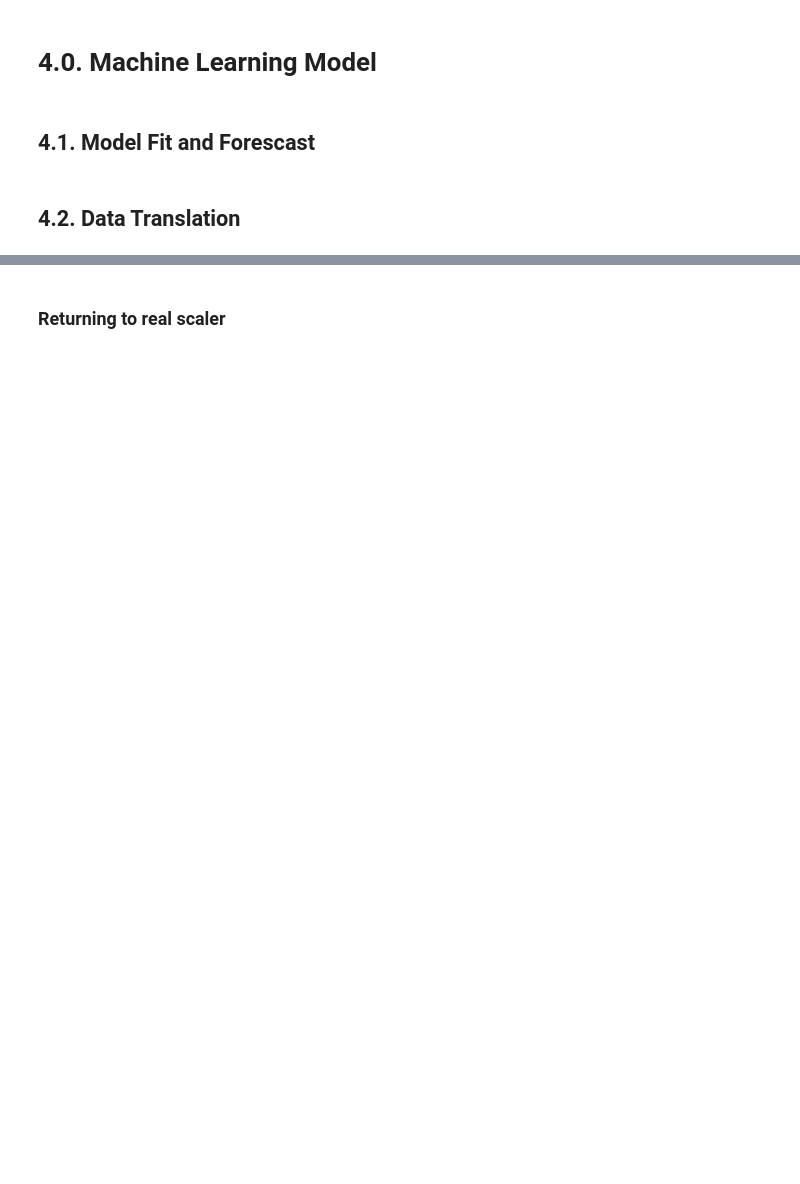
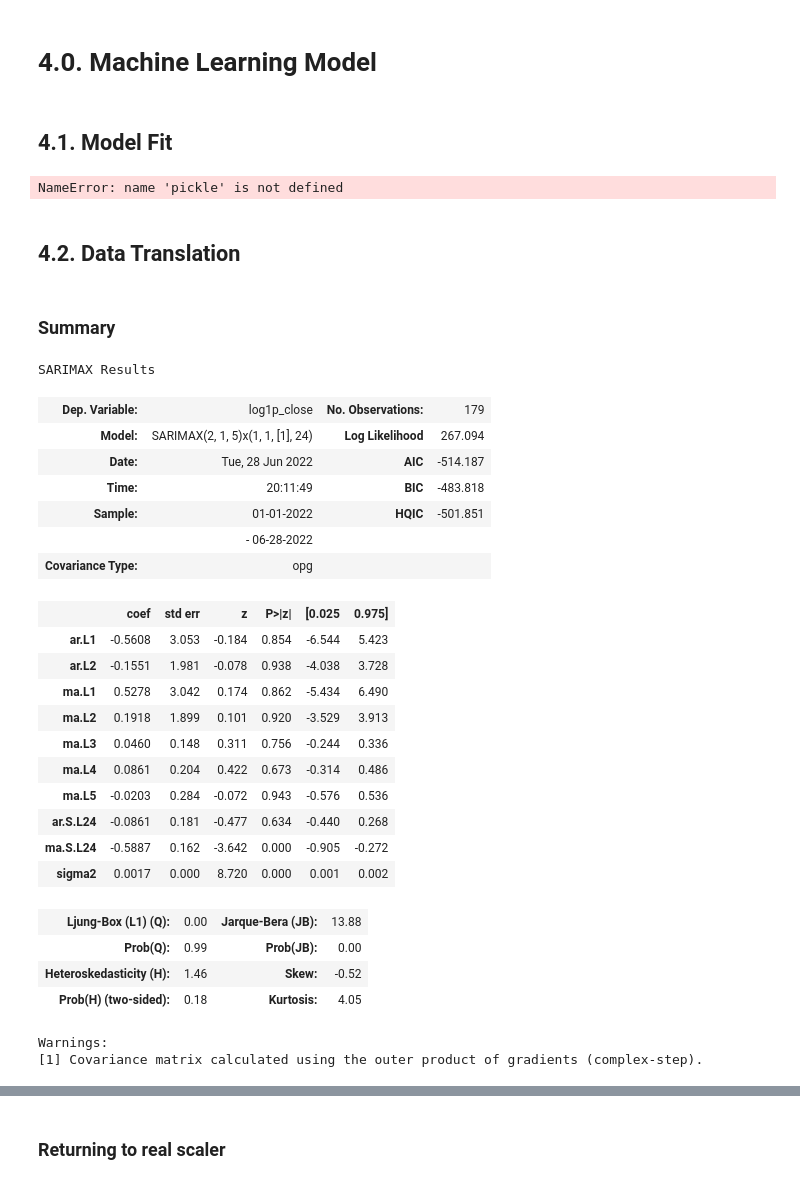
Before and after one commit to Valcilio/figma-assus, a Jupyter notebook: notebooks/data_eng_ml_model.ipynb, the cells around one changed output, grey strips where cells are left out. Cells and saved outputs as stored; diff of their text form; code cells hidden in the pictures; blank space fills up the shorter version.

```diff
--- a/notebooks/data_eng_ml_model.ipynb
+++ b/notebooks/data_eng_ml_model.ipynb
@@ -113,7 +109,10 @@ DataTrans || 2022-06-26 21:55:32,483 (WARNING) || The mean difference in log1p t
 # %% [markdown]
 # 4.0. Machine Learning Model
 # %% [markdown]
-## 4.1. Model Fit and Forescast
+## 4.1. Model Fit
 # %%
+df_prep = pickle.load(open(c.DATA_PROC_FLD / 'test_csv_no_pred.pkl', 'rb'))
 ts_model = TimeSeriesModeling(df=df_prep)
 model = ts_model.fit_sarimax()
+# %% [output]
+NameError: name 'pickle' is not defined
@@ -122,2 +119,32 @@ df_result = ts_model.forecast(next_days=15)
 # %% [markdown]
 ## 4.2. Data Translation
+# %% [markdown]
+### Summary
+# %%
+ts_model.model_summary()
+# %% [output]
+SARIMAX Results
+| Dep. Variable: | log1p_close | No. Observations: | 179 |
+| Model: | SARIMAX(2, 1, 5)x(1, 1, [1], 24) | Log Likelihood | 267.094 |
+| Date: | Tue, 28 Jun 2022 | AIC | -514.187 |
+| Time: | 20:11:49 | BIC | -483.818 |
+| Sample: | 01-01-2022 | HQIC | -501.851 |
+|  | - 06-28-2022 |  |  |
+| Covariance Type: | opg |  |  |
+|  | coef | std err | z | P>|z| | [0.025 | 0.975] |
+| ar.L1 | -0.5608 | 3.053 | -0.184 | 0.854 | -6.544 | 5.423 |
+| ar.L2 | -0.1551 | 1.981 | -0.078 | 0.938 | -4.038 | 3.728 |
+| ma.L1 | 0.5278 | 3.042 | 0.174 | 0.862 | -5.434 | 6.490 |
+| ma.L2 | 0.1918 | 1.899 | 0.101 | 0.920 | -3.529 | 3.913 |
+| ma.L3 | 0.0460 | 0.148 | 0.311 | 0.756 | -0.244 | 0.336 |
+| ma.L4 | 0.0861 | 0.204 | 0.422 | 0.673 | -0.314 | 0.486 |
+| ma.L5 | -0.0203 | 0.284 | -0.072 | 0.943 | -0.576 | 0.536 |
+| ar.S.L24 | -0.0861 | 0.181 | -0.477 | 0.634 | -0.440 | 0.268 |
+| ma.S.L24 | -0.5887 | 0.162 | -3.642 | 0.000 | -0.905 | -0.272 |
+| sigma2 | 0.0017 | 0.000 | 8.720 | 0.000 | 0.001 | 0.002 |
+| Ljung-Box (L1) (Q): | 0.00 | Jarque-Bera (JB): | 13.88 |
+| Prob(Q): | 0.99 | Prob(JB): | 0.00 |
+| Heteroskedasticity (H): | 1.46 | Skew: | -0.52 |
+| Prob(H) (two-sided): | 0.18 | Kurtosis: | 4.05 |
+Warnings:
+[1] Covariance matrix calculated using the outer product of gradients (complex-step).
```
Also changed, not shown: parts of 13 cells of this notebook, 17 other files.
